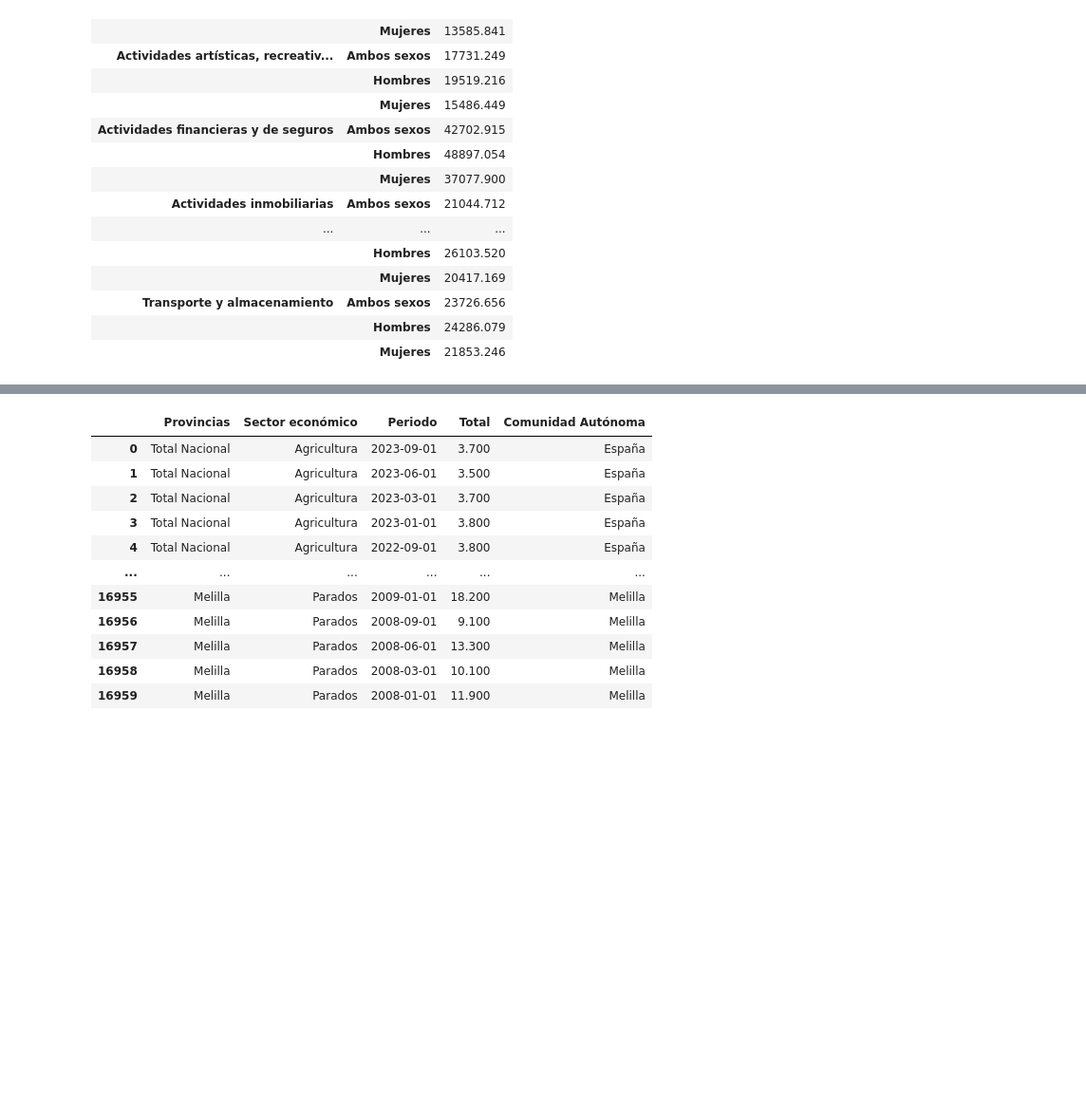
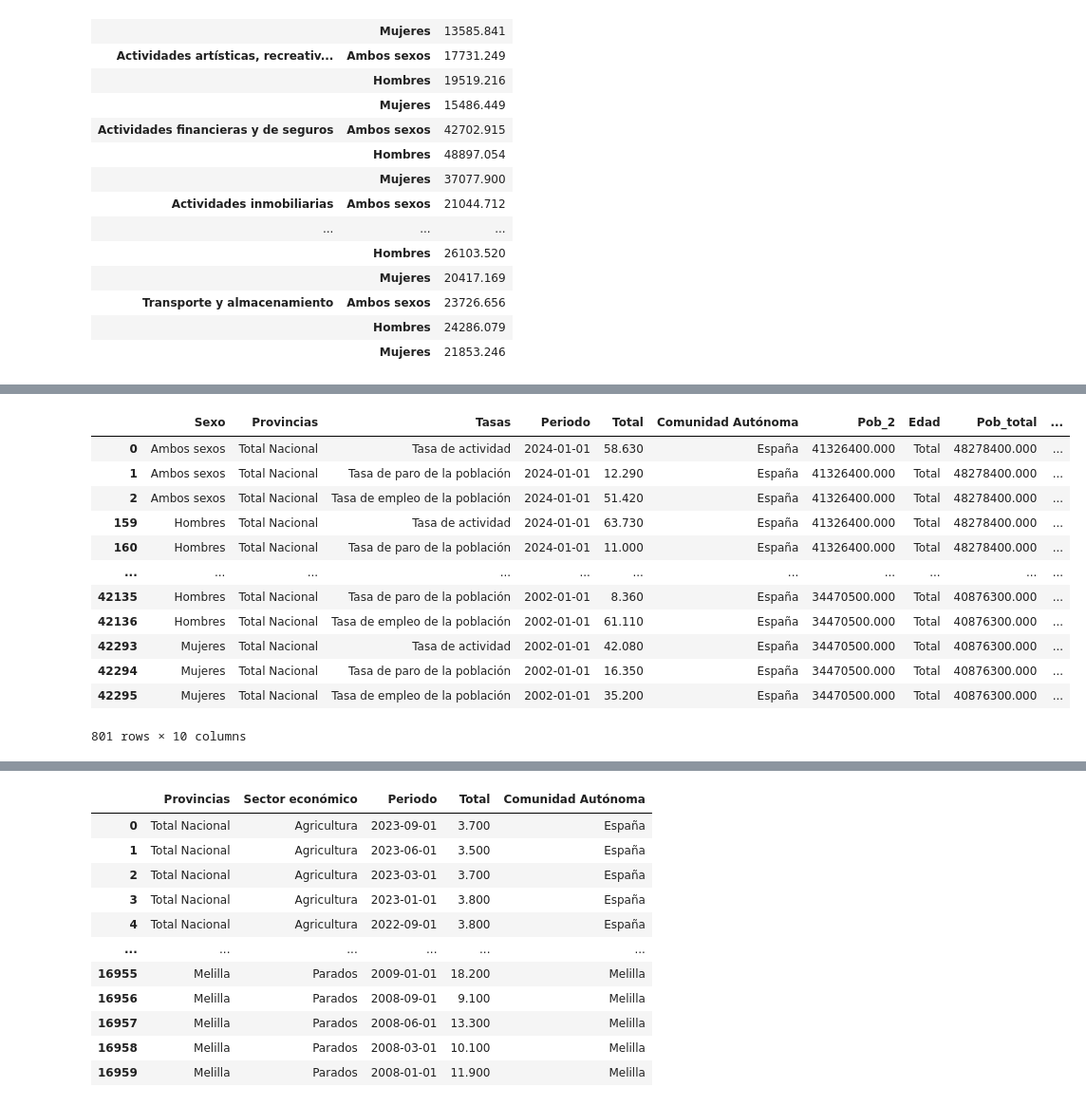
Before and after one commit to Gbau11/Empleo-Espa-a, a Jupyter notebook: code/paro_actividad.ipynb, the cells around one changed output, grey strips where cells are left out. Shown: that part at 95% size. Cells and saved outputs as stored; diff of their text form; code cells hidden in the pictures; blank space fills up the shorter version.

```diff
--- a/code/paro_actividad.ipynb
+++ b/code/paro_actividad.ipynb
@@ -1468,0 +1376,16 @@ tabla['trimestre'] = tabla['trimestre'].astype(int)
+# %%
+ultimo
+# %% [output]
+|  | Sexo | Provincias | Tasas | Periodo | Total | Comunidad Autónoma | Pob_2 | Edad | Pob_total | ... |
+| 0 | Ambos sexos | Total Nacional | Tasa de actividad | 2024-01-01 | 58.630 | España | 41326400.000 | Total | 48278400.000 | ... |
+| 1 | Ambos sexos | Total Nacional | Tasa de paro de la población | 2024-01-01 | 12.290 | España | 41326400.000 | Total | 48278400.000 | ... |
+| 2 | Ambos sexos | Total Nacional | Tasa de empleo de la población | 2024-01-01 | 51.420 | España | 41326400.000 | Total | 48278400.000 | ... |
+| 159 | Hombres | Total Nacional | Tasa de actividad | 2024-01-01 | 63.730 | España | 41326400.000 | Total | 48278400.000 | ... |
+| 160 | Hombres | Total Nacional | Tasa de paro de la población | 2024-01-01 | 11.000 | España | 41326400.000 | Total | 48278400.000 | ... |
+| ... | ... | ... | ... | ... | ... | ... | ... | ... | ... | ... |
+| 42135 | Hombres | Total Nacional | Tasa de paro de la población | 2002-01-01 | 8.360 | España | 34470500.000 | Total | 40876300.000 | ... |
+| 42136 | Hombres | Total Nacional | Tasa de empleo de la población | 2002-01-01 | 61.110 | España | 34470500.000 | Total | 40876300.000 | ... |
+| 42293 | Mujeres | Total Nacional | Tasa de actividad | 2002-01-01 | 42.080 | España | 34470500.000 | Total | 40876300.000 | ... |
+| 42294 | Mujeres | Total Nacional | Tasa de paro de la población | 2002-01-01 | 16.350 | España | 34470500.000 | Total | 40876300.000 | ... |
+| 42295 | Mujeres | Total Nacional | Tasa de empleo de la población | 2002-01-01 | 35.200 | España | 34470500.000 | Total | 40876300.000 | ... |
+801 rows × 10 columns
```
Also changed, not shown: parts of 71 cells of this notebook.
